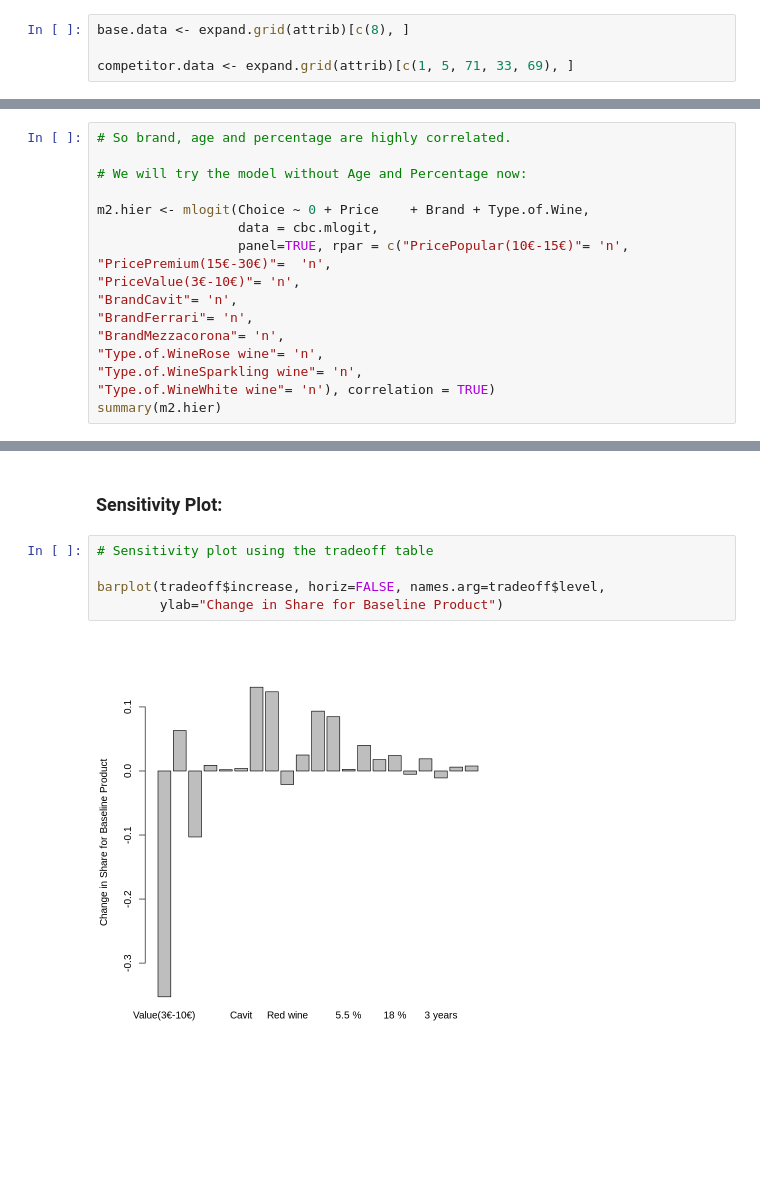
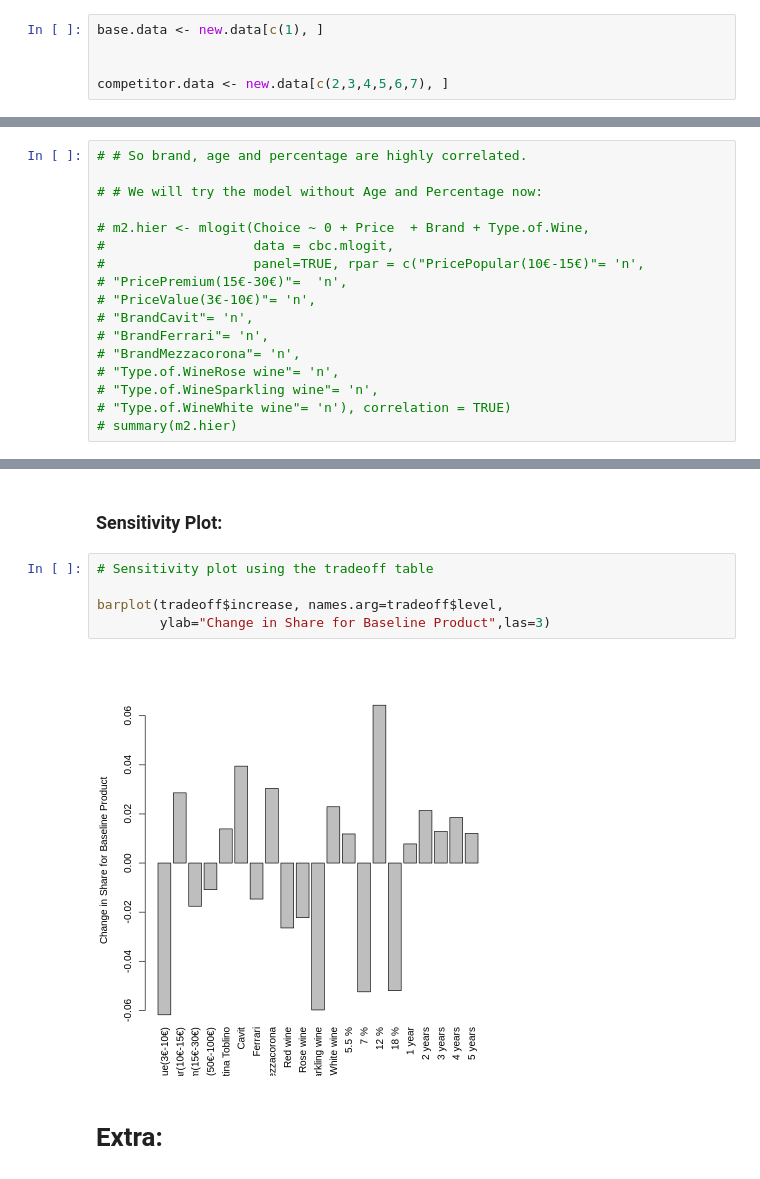
Before and after one commit to KSwaviman/Conjoint-Analysis, a Jupyter notebook: Analytics_on_Vino_Survey.ipynb, the cells around one changed output, grey strips where cells are left out. Cells and saved outputs as stored; diff of their text form; blank space fills up the shorter version.

```diff
--- a/Analytics_on_Vino_Survey.ipynb
+++ b/Analytics_on_Vino_Survey.ipynb
@@ -290,8 +429,9 @@ For Share Simulation we used row 8 as baseline design and row 1, 5, 71, 33, 69 a
 Separating the two for sensitivity plot.
-# %%
-base.data <- expand.grid(attrib)[c(8), ]
-
-competitor.data <- expand.grid(attrib)[c(1, 5, 71, 33, 69), ]
+# %%
+base.data <- new.data[c(1), ]
+
+
+competitor.data <- new.data[c(2,3,4,5,6,7), ]
 # %%
 # Share sensitivity
 sensitivity.mnl <- function(model, attrib, base.data, competitor.data) {
@@ -521,17 +717,17 @@ X-squared = 10.266, df = 9, p-value = 0.3294
 # %%
-# So brand, age and percentage are highly correlated.
+# # So brand, age and percentage are highly correlated.
 
-# We will try the model without Age and Percentage now:
+# # We will try the model without Age and Percentage now:
 
-m2.hier <- mlogit(Choice ~ 0 + Price	+ Brand	+ Type.of.Wine,
-                  data = cbc.mlogit,
-                  panel=TRUE, rpar = c("PricePopular(10€-15€)"= 'n',
-"PricePremium(15€-30€)"=  'n',
-"PriceValue(3€-10€)"= 'n',
-"BrandCavit"= 'n',
-"BrandFerrari"= 'n',
-"BrandMezzacorona"= 'n',
-"Type.of.WineRose wine"= 'n',
-"Type.of.WineSparkling wine"= 'n',
-"Type.of.WineWhite wine"= 'n'), correlation = TRUE)
-summary(m2.hier)
+# m2.hier <- mlogit(Choice ~ 0 + Price	+ Brand	+ Type.of.Wine,
+#                   data = cbc.mlogit,
+#                   panel=TRUE, rpar = c("PricePopular(10€-15€)"= 'n',
+# "PricePremium(15€-30€)"=  'n',
+# "PriceValue(3€-10€)"= 'n',
+# "BrandCavit"= 'n',
+# "BrandFerrari"= 'n',
+# "BrandMezzacorona"= 'n',
+# "Type.of.WineRose wine"= 'n',
+# "Type.of.WineSparkling wine"= 'n',
+# "Type.of.WineWhite wine"= 'n'), correlation = TRUE)
+# summary(m2.hier)
@@ -643,7 +860,9 @@ tradeoff <- sensitivity1.mnl(m2.hier, attrib, base.data, competitor.data)
 # %%
 # Sensitivity plot using the tradeoff table
 
-barplot(tradeoff$increase, horiz=FALSE, names.arg=tradeoff$level,
-        ylab="Change in Share for Baseline Product")
+barplot(tradeoff$increase, names.arg=tradeoff$level,
+        ylab="Change in Share for Baseline Product",las=3)
 # %% [output]
-[figure, old version]
+[figure, new version]
+# %% [markdown]
+# Extra:
```
Also changed, not shown: parts of 41 cells of this notebook.
